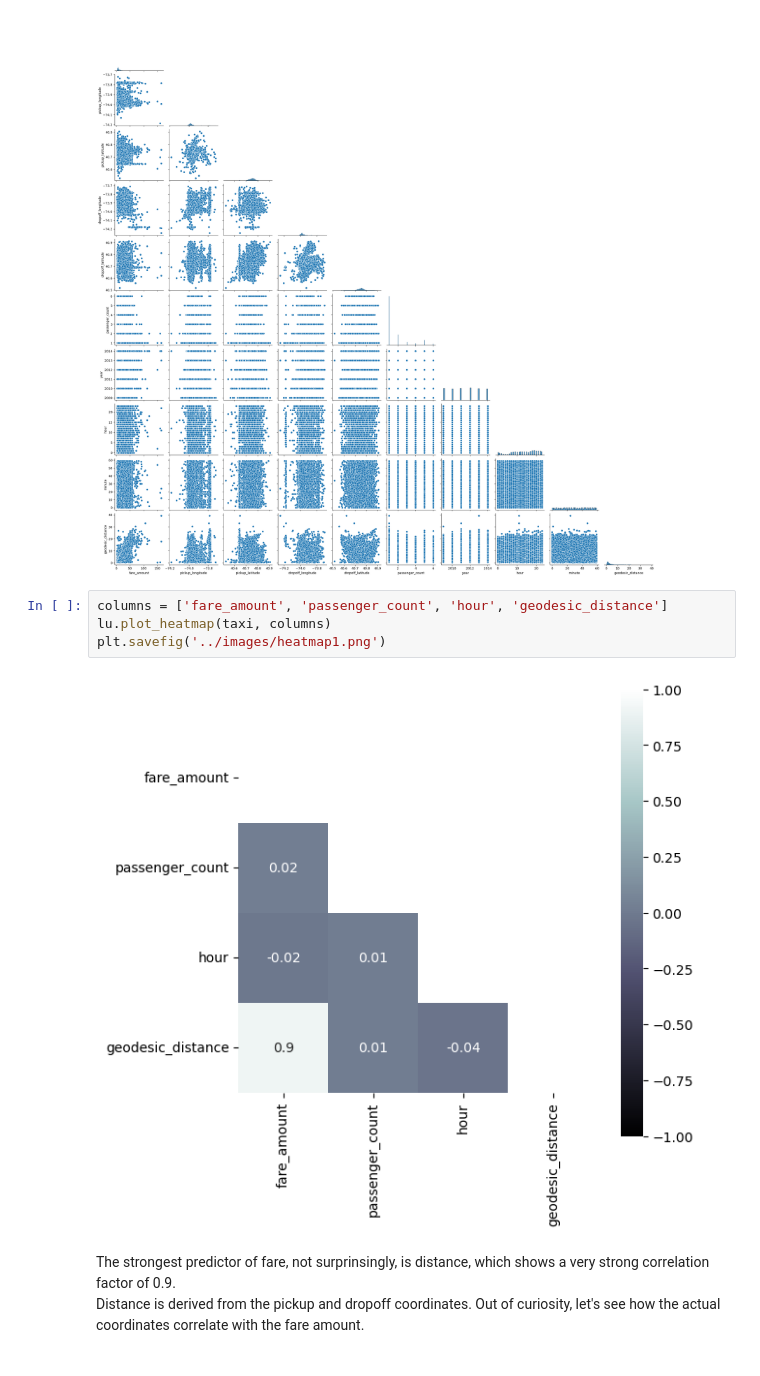
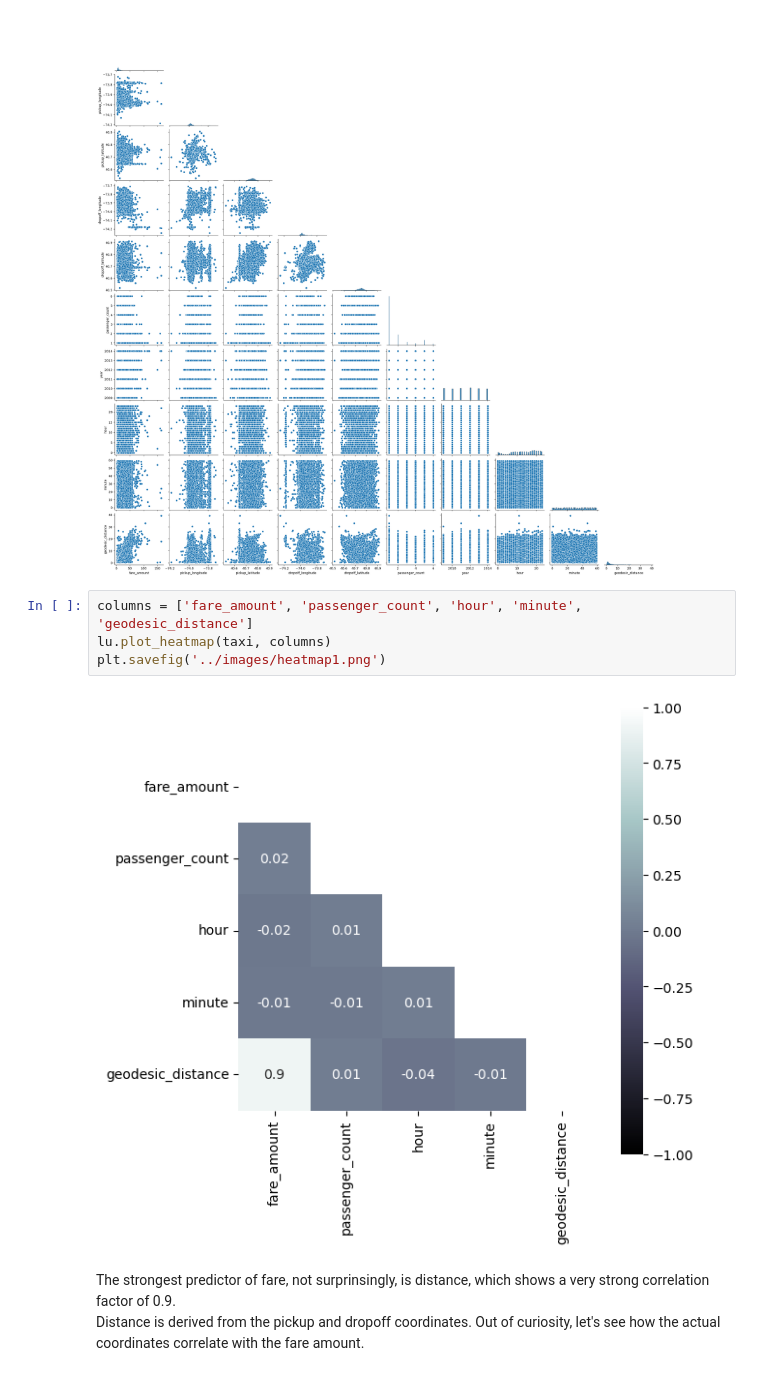
Before and after one commit to luis-ulloa/Ride_BigApple, a Jupyter notebook: code/02_Exploratory Data Analysis.ipynb, the cells around one changed output. Cells and saved outputs as stored; diff of their text form.

```diff
--- a/code/02_Exploratory Data Analysis.ipynb
+++ b/code/02_Exploratory Data Analysis.ipynb
@@ -95,11 +95,11 @@ plt.savefig('../images/pairplot.png');
 # %% [output]
 [figure]
 # %%
-columns = ['fare_amount', 'passenger_count', 'hour', 'geodesic_distance']
+columns = ['fare_amount', 'passenger_count', 'hour', 'minute', 'geodesic_distance']
 lu.plot_heatmap(taxi, columns)
 plt.savefig('../images/heatmap1.png')
 # %% [output]
-[figure, old version]
+[figure, new version]
 # %% [markdown]
 The strongest predictor of fare, not surprinsingly, is distance, which shows a very strong correlation factor of 0.9.<br>
 Distance is derived from the pickup and dropoff coordinates. Out of curiosity, let's see how the actual coordinates correlate with the fare amount.
```
Also changed, not shown: parts of 1 cell of this notebook.
